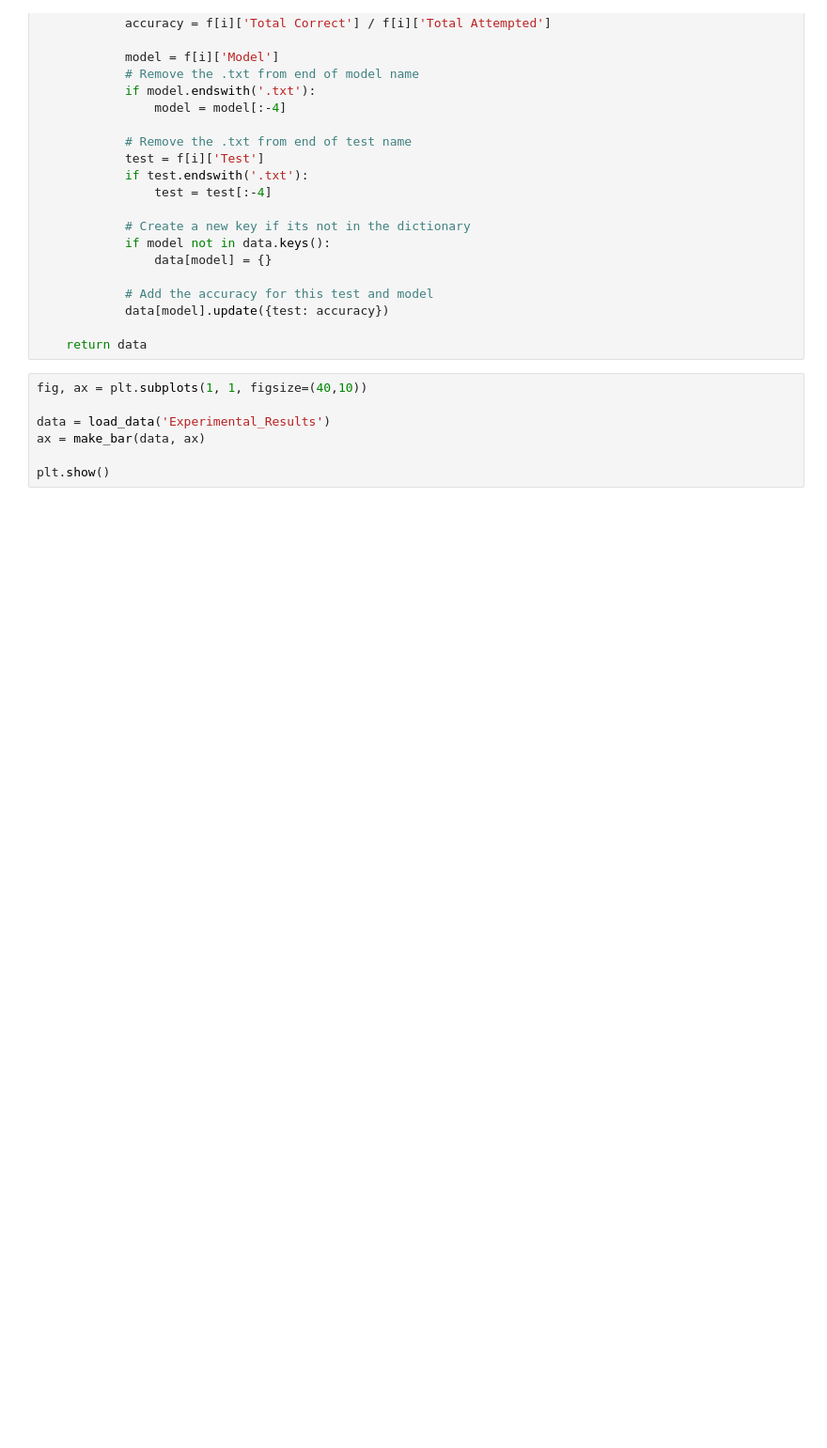
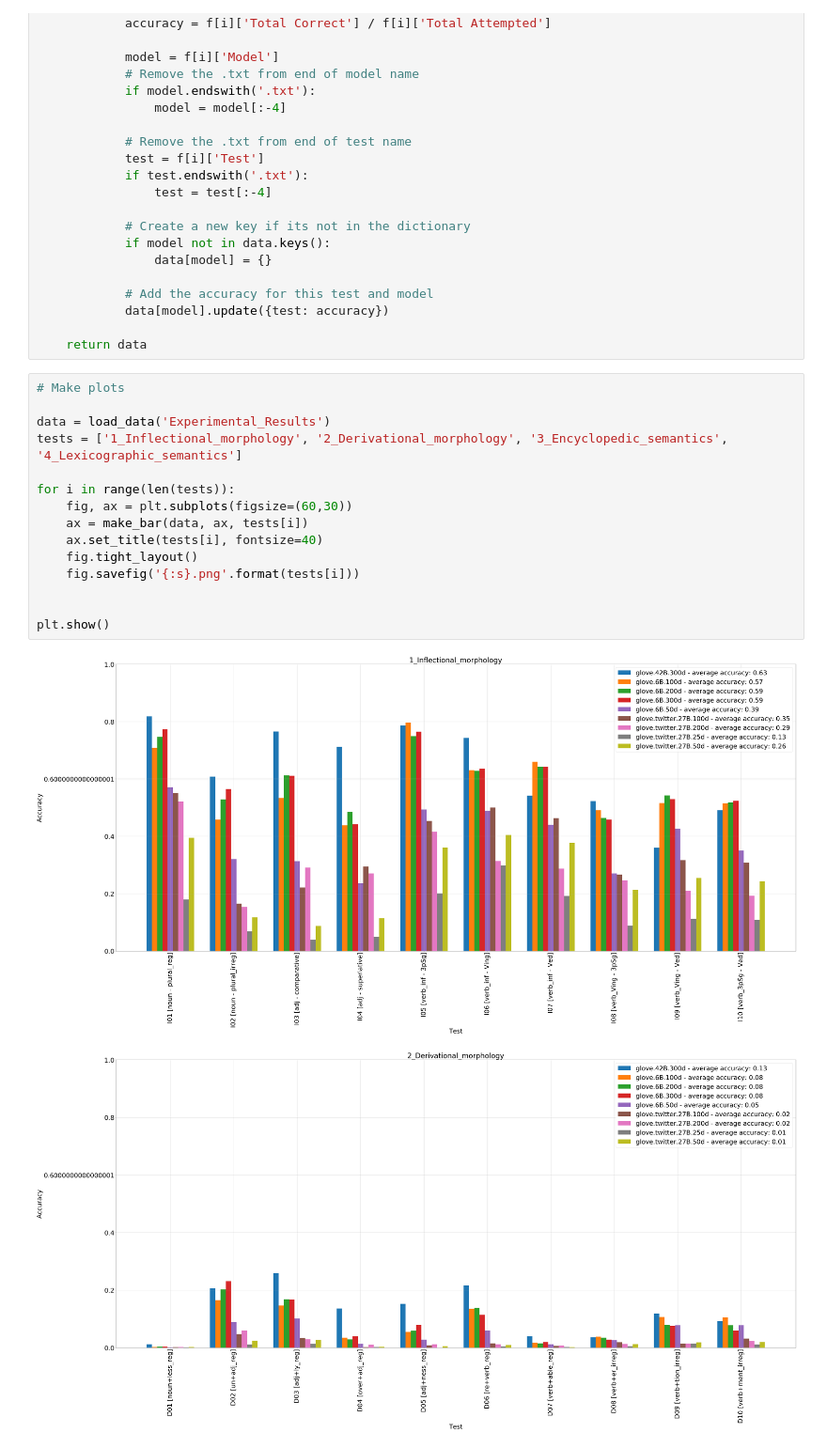
Before and after one commit to tsanford13/MLandOpt, a Jupyter notebook: create_graphics.ipynb, the cells around one changed output. Shown at 94% size. Saved outputs shown, nothing was run; the diff lists cells and outputs as text; blank space fills up the shorter version.

Commit message:
Split plots by test type

```diff
--- a/create_graphics.ipynb
+++ b/create_graphics.ipynb
@@ -96,10 +107,21 @@ def load_data(directory):
             data[model].update({test: accuracy})
 
     return data
-# %%
-fig, ax = plt.subplots(1, 1, figsize=(40,10))
-
-data = load_data('Experimental_Results')
-ax = make_bar(data, ax)
-
-plt.show()
+# %%
+# Make plots
+
+data = load_data('Experimental_Results')
+tests = ['1_Inflectional_morphology', '2_Derivational_morphology', '3_Encyclopedic_semantics', '4_Lexicographic_semantics']
+
+for i in range(len(tests)):
+    fig, ax = plt.subplots(figsize=(60,30))
+    ax = make_bar(data, ax, tests[i])
+    ax.set_title(tests[i], fontsize=40)
+    fig.tight_layout()
+    fig.savefig('{:s}.png'.format(tests[i]))
+
+
+plt.show()
+# %% [output]
+[figure, added]
+[figure, added]
```
Also changed, not shown: parts of 3 cells of this notebook, 4 other files.
